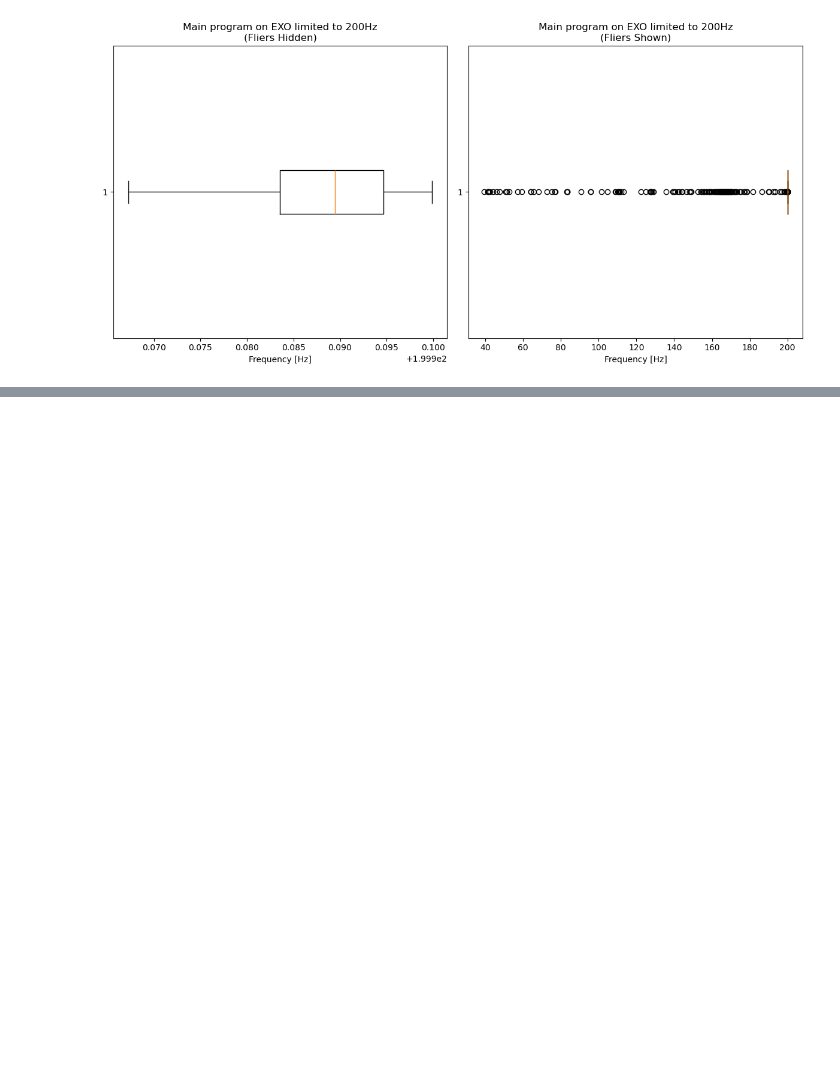
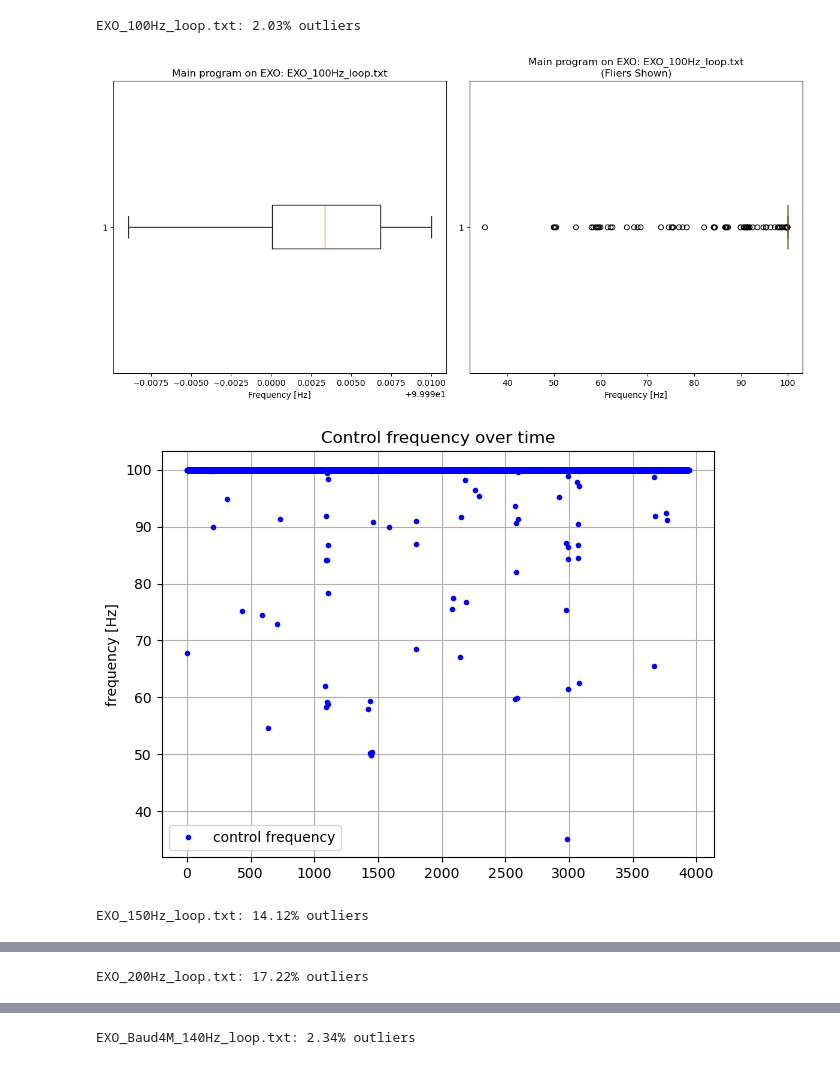
Before and after one commit to JakaHatlakLJ/eduexo_PC, a Jupyter notebook: analysis/jupyter/control_frequency.ipynb, the cells around one changed output, grey strips where cells are left out. Cells and saved outputs as stored; diff of their text form; code cells hidden in the pictures; blank space fills up the shorter version.

```diff
--- a/analysis/jupyter/control_frequency.ipynb
+++ b/analysis/jupyter/control_frequency.ipynb
@@ -11,17 +12,16 @@ meanprops = {
     "markersize": 5,
 }
 
-for filename in os.listdir(os.path.join(r"C:\Users\anjaz\OneDrive\Desktop\JAKA\Eduexo_PC\analysis\frequency_data\test")):
+for filename in os.listdir(os.path.join(r"C:\Users\anjaz\OneDrive\Desktop\JAKA\Eduexo_PC\analysis\jupyter\EXO_frequency_test")):
     if filename.startswith("frequency_data"):
-        with open(os.path.join(r"C:\Users\anjaz\OneDrive\Desktop\JAKA\Eduexo_PC\analysis\frequency_data\test", filename), "r") as file:
+        with open(os.path.join(r"C:\Users\anjaz\OneDrive\Desktop\JAKA\Eduexo_PC\analysis\jupyter\EXO_frequency_test", filename), "r") as file:
             a = [float(line.strip()) for line in file]
         data.append(a)
         suffix = filename[len("frequency_data_"):-len(".txt")]
         names.append(str(suffix))
 
-plt.boxplot(data, vert=False, labels=names, manage_ticks=True, showfliers=False, showmeans=True, meanprops=meanprops)
-plt.title(f'Control frequency of main program on PC and EXO')
+plt.boxplot(data, vert=False, tick_labels=names, manage_ticks=True, showfliers=False, showmeans=True, meanprops=meanprops)
+plt.title(f'Control frequency of main program on EXO in relation to Baudrate')
 plt.xlabel("Frequency [Hz]")
-plt.ylabel("experiment")
-plt.show
+plt.show()
 # %% [output]
@@ -55,27 +29,60 @@ plt.show
 # %%
-with open(os.path.join(r"C:\Users\anjaz\OneDrive\Desktop\JAKA\Eduexo_PC\analysis\frequency_data\test\frequency_data_limited_loop_EXO.txt"), "r") as file:
-    a = [float(line.strip()) for line in file]
-
 meanprops = {
     "marker": "o",
     "markersize": 5,
 }
 
-# Create a figure with two subplots
-fig, axes = plt.subplots(1, 2, figsize=(12, 6))  # 1 row, 2 columns
+for filename in os.listdir(os.path.join(r"C:\Users\anjaz\OneDrive\Desktop\JAKA\Eduexo_PC\analysis\jupyter\EXO_frequency_test")):
+    if filename.startswith("EXO"):
+        with open(os.path.join(r"C:\Users\anjaz\OneDrive\Desktop\JAKA\Eduexo_PC\analysis\jupyter\EXO_frequency_test", filename), "r") as file:
+            a = [float(line.strip()) for line in file]
 
-# First boxplot (without fliers)
-axes[0].boxplot(a, vert=False, manage_ticks=True, showfliers=False)
-axes[0].set_title("Main program on EXO limited to 200Hz\n(Fliers Hidden)")
-axes[0].set_xlabel("Frequency [Hz]")
 
-# Second boxplot (with fliers)
-axes[1].boxplot(a, vert=False, manage_ticks=True, showfliers=True)
-axes[1].set_title("Main program on EXO limited to 200Hz\n(Fliers Shown)")
-axes[1].set_xlabel("Frequency [Hz]")
+        # Convert to numpy array
+        data = np.array(a)
 
-# Display the plots
-plt.tight_layout()
-plt.show()
+        # Calculate IQR for outlier detection
+        Q1 = np.percentile(data, 25)
+        Q3 = np.percentile(data, 75)
+        IQR = Q3 - Q1
+        lower_bound = Q1 - 1.5 * IQR
+        upper_bound = Q3 + 1.5 * IQR
+
+        # Identify outliers
+        outliers = data[(data < lower_bound) | (data > upper_bound)]
+        outlier_percent = len(outliers) / len(data) * 100
+
+        print(f"{filename}: {outlier_percent:.2f}% outliers")
+
+
+
+        # Create a figure with two subplots
+        fig, axes = plt.subplots(1, 2, figsize=(12, 6))  # 1 row, 2 columns
+
+        # First boxplot (without fliers)
+        axes[0].boxplot(a, vert=False, manage_ticks=True, showfliers=False)
+        axes[0].set_title(f"Main program on EXO: {filename}")
+        axes[0].set_xlabel("Frequency [Hz]")
+
+        # Second boxplot (with fliers)
+        axes[1].boxplot(a, vert=False, manage_ticks=True, showfliers=True)
+        axes[1].set_title(f"Main program on EXO: {filename}\n(Fliers Shown)")
+        axes[1].set_xlabel("Frequency [Hz]")
+
+        # Display the plots
+        plt.tight_layout()
+        plt.show()
+
+        # Plot Current Torque
+        plt.plot(data, label='control frequency', color='blue', marker=".", linestyle="None")
+        plt.ylabel('frequency [Hz]')
+        plt.title(f'Control frequency over time')
+        plt.grid(True)
+        plt.legend()
+        plt.tight_layout()
+        plt.show()
 # %% [output]
+EXO_100Hz_loop.txt: 2.03% outliers
-[figure, old version]
+[figure, new version]
+[figure, added]
+EXO_150Hz_loop.txt: 14.12% outliers
@@ -81,0 +91 @@ plt.show()
+EXO_200Hz_loop.txt: 17.22% outliers
@@ -81,0 +94 @@ plt.show()
+EXO_Baud4M_140Hz_loop.txt: 2.34% outliers
```
Also changed, not shown: parts of 5 cells of this notebook, 25 other files.
